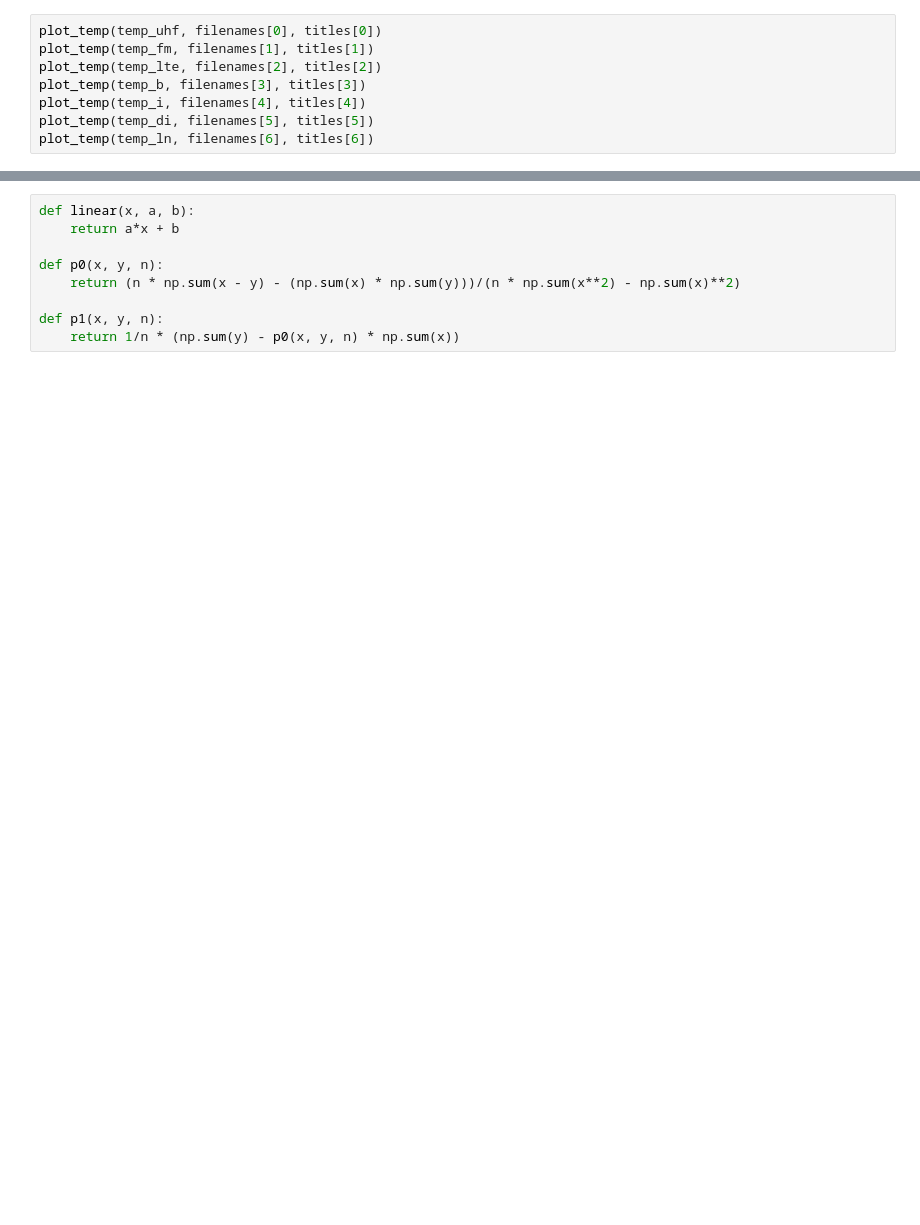
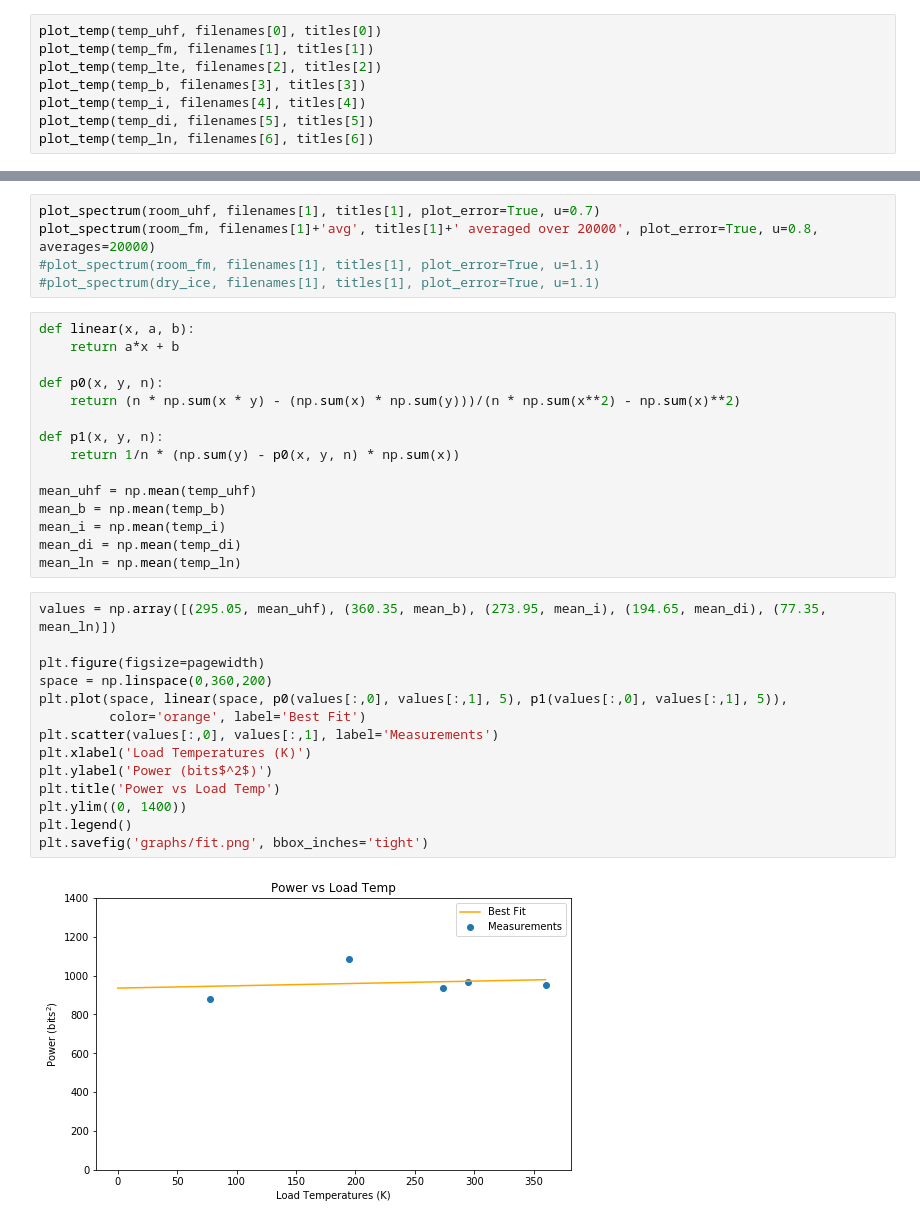
Before and after one commit to hansenjiang/AST326, a Jupyter notebook: 2/single.ipynb, the cells around one changed output, grey strips where cells are left out. Drawn from its saved outputs; the diff is of its cells as text; blank space fills up the shorter version.

```diff
--- a/2/single.ipynb
+++ b/2/single.ipynb
@@ -309,9 +379,36 @@ Wall time: 1min 52s
+# %%
+plot_spectrum(room_uhf, filenames[1], titles[1], plot_error=True, u=0.7)
+plot_spectrum(room_fm, filenames[1]+'avg', titles[1]+' averaged over 20000', plot_error=True, u=0.8, averages=20000)
+#plot_spectrum(room_fm, filenames[1], titles[1], plot_error=True, u=1.1)
+#plot_spectrum(dry_ice, filenames[1], titles[1], plot_error=True, u=1.1)
 # %%
 def linear(x, a, b):
     return a*x + b
 
 def p0(x, y, n):
-    return (n * np.sum(x - y) - (np.sum(x) * np.sum(y)))/(n * np.sum(x**2) - np.sum(x)**2)
+    return (n * np.sum(x * y) - (np.sum(x) * np.sum(y)))/(n * np.sum(x**2) - np.sum(x)**2)
 
 def p1(x, y, n):
     return 1/n * (np.sum(y) - p0(x, y, n) * np.sum(x))
+
+mean_uhf = np.mean(temp_uhf)
+mean_b = np.mean(temp_b)
+mean_i = np.mean(temp_i)
+mean_di = np.mean(temp_di)
+mean_ln = np.mean(temp_ln)
+# %%
+values = np.array([(295.05, mean_uhf), (360.35, mean_b), (273.95, mean_i), (194.65, mean_di), (77.35, mean_ln)])
+
+plt.figure(figsize=pagewidth)
+space = np.linspace(0,360,200)
+plt.plot(space, linear(space, p0(values[:,0], values[:,1], 5), p1(values[:,0], values[:,1], 5)),
+         color='orange', label='Best Fit')
+plt.scatter(values[:,0], values[:,1], label='Measurements')
+plt.xlabel('Load Temperatures (K)')
+plt.ylabel('Power (bits$^2$)')
+plt.title('Power vs Load Temp')
+plt.ylim((0, 1400))
+plt.legend()
+plt.savefig('graphs/fit.png', bbox_inches='tight')
+# %% [output]
+[figure, added]
```
Also changed, not shown: parts of 21 cells of this notebook.
